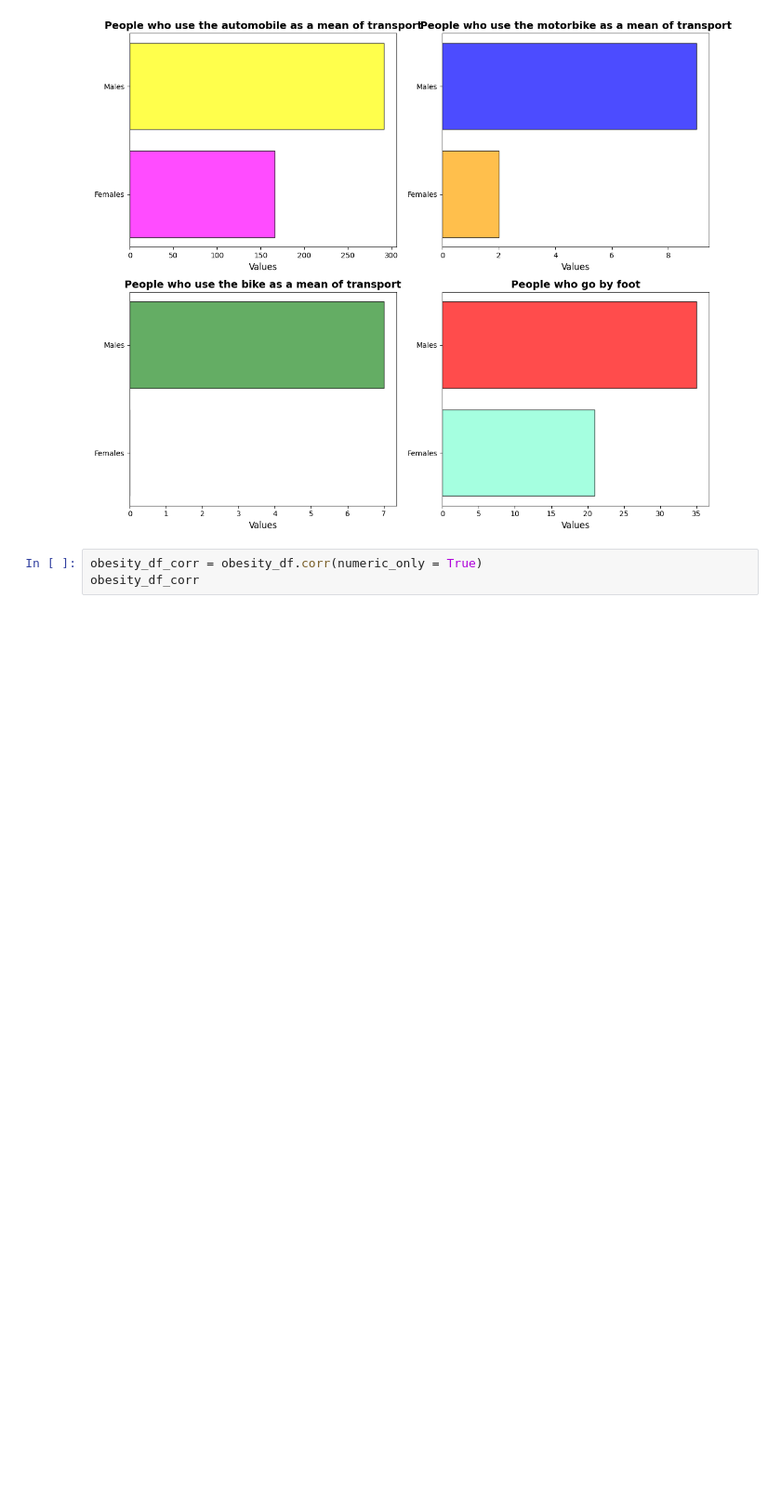
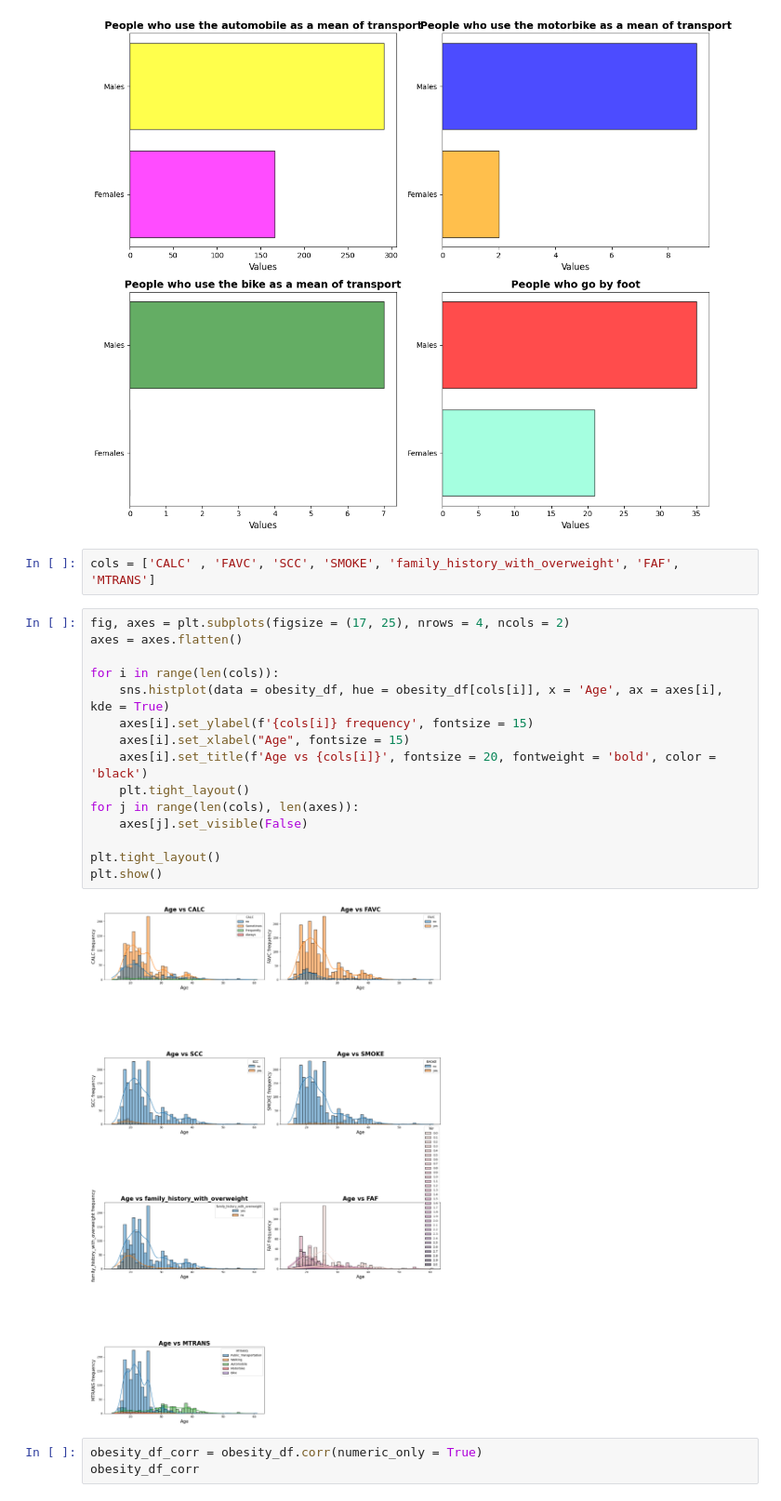
Before and after one commit to letizialanza01/SR_Obesity_Project, a Jupyter notebook: SR_Obesity_Project.ipynb, the cells around one changed output. Shown at 93% size. Cells and saved outputs as stored; diff of their text form; blank space fills up the shorter version.

Commit message:
add graph

```diff
--- a/SR_Obesity_Project.ipynb
+++ b/SR_Obesity_Project.ipynb
@@ -705,6 +705,25 @@ plt.tight_layout()
 plt.show()
 # %% [output]
 [figure]
+# %%
+cols = ['CALC' , 'FAVC', 'SCC', 'SMOKE', 'family_history_with_overweight', 'FAF', 'MTRANS']
+# %%
+fig, axes = plt.subplots(figsize = (17, 25), nrows = 4, ncols = 2)
+axes = axes.flatten()
+
+for i in range(len(cols)):
+    sns.histplot(data = obesity_df, hue = obesity_df[cols[i]], x = 'Age', ax = axes[i], kde = True)
+    axes[i].set_ylabel(f'{cols[i]} frequency', fontsize = 15)
+    axes[i].set_xlabel("Age", fontsize = 15)
+    axes[i].set_title(f'Age vs {cols[i]}', fontsize = 20, fontweight = 'bold', color = 'black')
+    plt.tight_layout()
+for j in range(len(cols), len(axes)):
+    axes[j].set_visible(False)
+
+plt.tight_layout()
+plt.show()
+# %% [output]
+[figure, added]
 # %%
 obesity_df_corr = obesity_df.corr(numeric_only = True)
 obesity_df_corr
```
